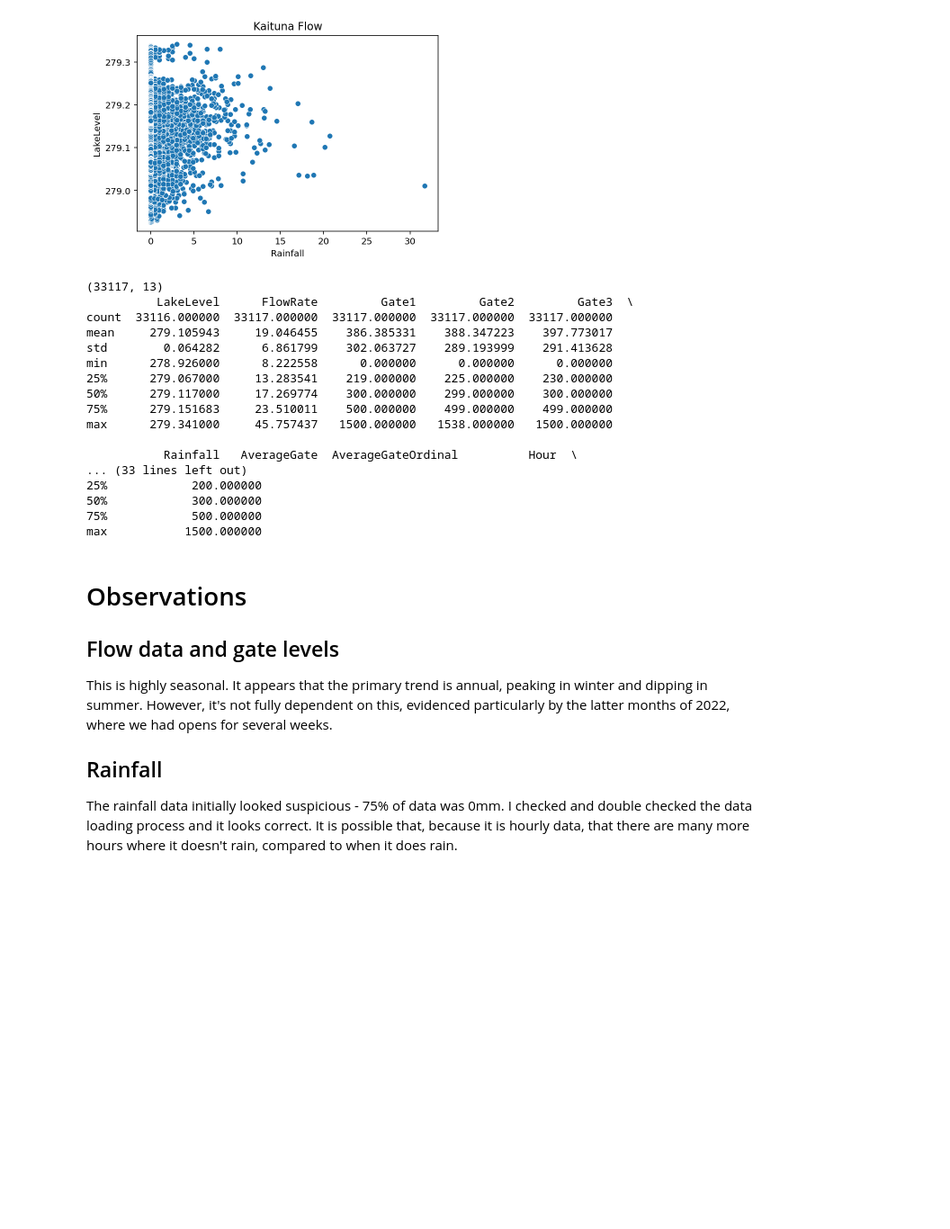
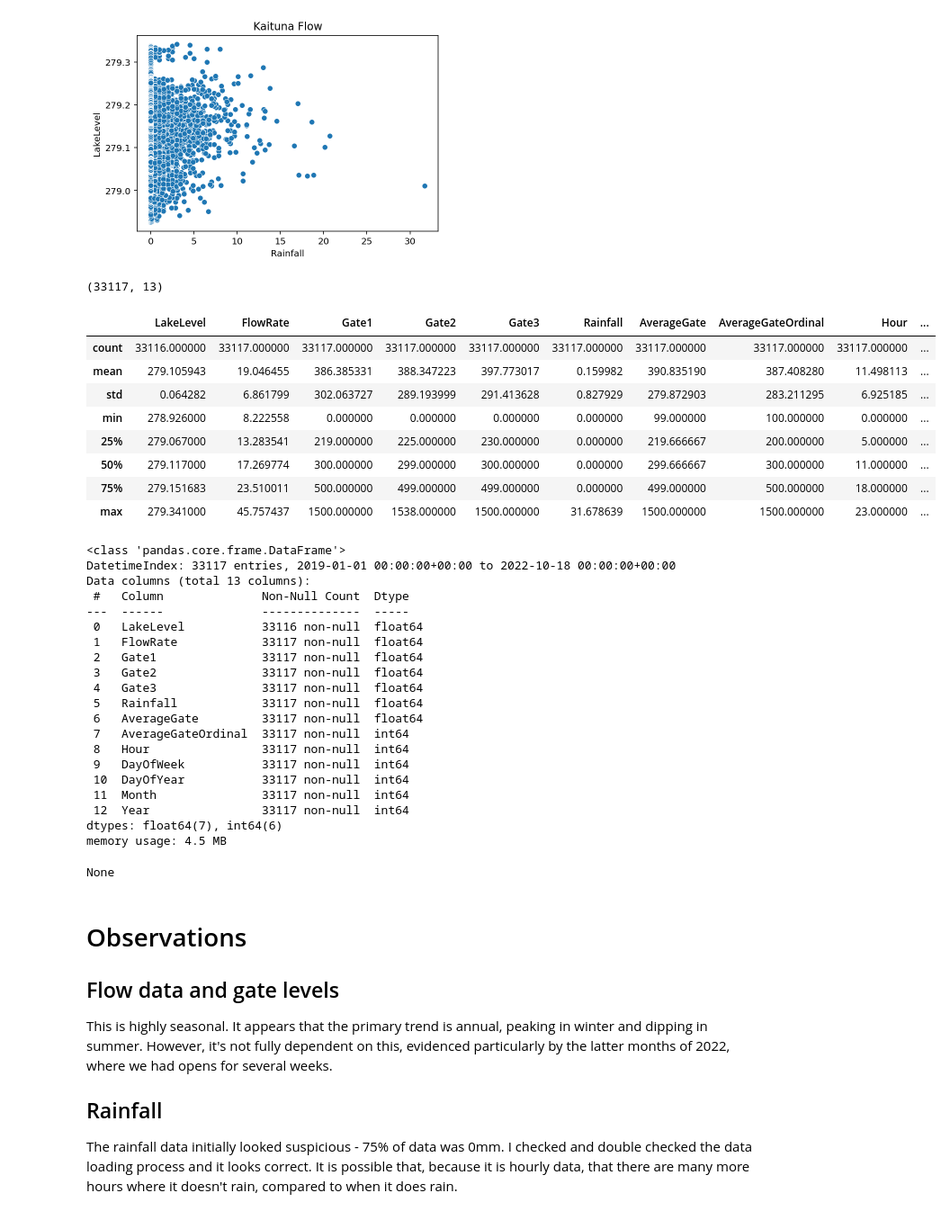
Before and after one commit to chrisgjarrett/kaituna-model, a Jupyter notebook: kaituna-flow-predictions-gate-level-classification.ipynb, the cells around one changed output. Shown at 90% size. Drawn from its saved outputs; the diff is of its cells as text; code cells hidden in the pictures; blank space fills up the shorter version.

```diff
--- a/kaituna-flow-predictions-gate-level-classification.ipynb
+++ b/kaituna-flow-predictions-gate-level-classification.ipynb
@@ -348,31 +348,46 @@ plt.show()
 [figure]
 # %%
 # Shape
-print(kaituna_data.shape)
+display(kaituna_data.shape)
 
 # Describe
-print(kaituna_data.describe())
+display(kaituna_data.describe())
 
 # Describe ordinal variables
-print(kaituna_data[categorical_cols].describe())
+#print(kaituna_data[categorical_cols].describe())
+display(kaituna_data.info())
 # %% [output]
 (33117, 13)
-          LakeLevel      FlowRate         Gate1         Gate2         Gate3  \
-count  33116.000000  33117.000000  33117.000000  33117.000000  33117.000000
-mean     279.105943     19.046455    386.385331    388.347223    397.773017
-std        0.064282      6.861799    302.063727    289.193999    291.413628
-min      278.926000      8.222558      0.000000      0.000000      0.000000
-25%      279.067000     13.283541    219.000000    225.000000    230.000000
-50%      279.117000     17.269774    300.000000    299.000000    300.000000
-75%      279.151683     23.510011    500.000000    499.000000    499.000000
-max      279.341000     45.757437   1500.000000   1538.000000   1500.000000
-
-           Rainfall   AverageGate  AverageGateOrdinal          Hour  \
-... (33 lines left out)
-25%            200.000000
-50%            300.000000
-75%            500.000000
-max           1500.000000
+|  | LakeLevel | FlowRate | Gate1 | Gate2 | Gate3 | Rainfall | AverageGate | AverageGateOrdinal | Hour | ... |
+| count | 33116.000000 | 33117.000000 | 33117.000000 | 33117.000000 | 33117.000000 | 33117.000000 | 33117.000000 | 33117.000000 | 33117.000000 | ... |
+| mean | 279.105943 | 19.046455 | 386.385331 | 388.347223 | 397.773017 | 0.159982 | 390.835190 | 387.408280 | 11.498113 | ... |
+| std | 0.064282 | 6.861799 | 302.063727 | 289.193999 | 291.413628 | 0.827929 | 279.872903 | 283.211295 | 6.925185 | ... |
+| min | 278.926000 | 8.222558 | 0.000000 | 0.000000 | 0.000000 | 0.000000 | 99.000000 | 100.000000 | 0.000000 | ... |
+| 25% | 279.067000 | 13.283541 | 219.000000 | 225.000000 | 230.000000 | 0.000000 | 219.666667 | 200.000000 | 5.000000 | ... |
+| 50% | 279.117000 | 17.269774 | 300.000000 | 299.000000 | 300.000000 | 0.000000 | 299.666667 | 300.000000 | 11.000000 | ... |
+| 75% | 279.151683 | 23.510011 | 500.000000 | 499.000000 | 499.000000 | 0.000000 | 499.000000 | 500.000000 | 18.000000 | ... |
+| max | 279.341000 | 45.757437 | 1500.000000 | 1538.000000 | 1500.000000 | 31.678639 | 1500.000000 | 1500.000000 | 23.000000 | ... |
+<class 'pandas.core.frame.DataFrame'>
+DatetimeIndex: 33117 entries, 2019-01-01 00:00:00+00:00 to 2022-10-18 00:00:00+00:00
+Data columns (total 13 columns):
+ #   Column              Non-Null Count  Dtype
+---  ------              --------------  -----
+ 0   LakeLevel           33116 non-null  float64
+ 1   FlowRate            33117 non-null  float64
+ 2   Gate1               33117 non-null  float64
+ 3   Gate2               33117 non-null  float64
+ 4   Gate3               33117 non-null  float64
+ 5   Rainfall            33117 non-null  float64
+ 6   AverageGate         33117 non-null  float64
+ 7   AverageGateOrdinal  33117 non-null  int64
+ 8   Hour                33117 non-null  int64
+ 9   DayOfWeek           33117 non-null  int64
+ 10  DayOfYear           33117 non-null  int64
+ 11  Month               33117 non-null  int64
+ 12  Year                33117 non-null  int64
+dtypes: float64(7), int64(6)
+memory usage: 4.5 MB
+None
 # %% [markdown]
 # Observations
 ## Flow data and gate levels
```
Also changed, not shown: parts of 13 cells of this notebook.
